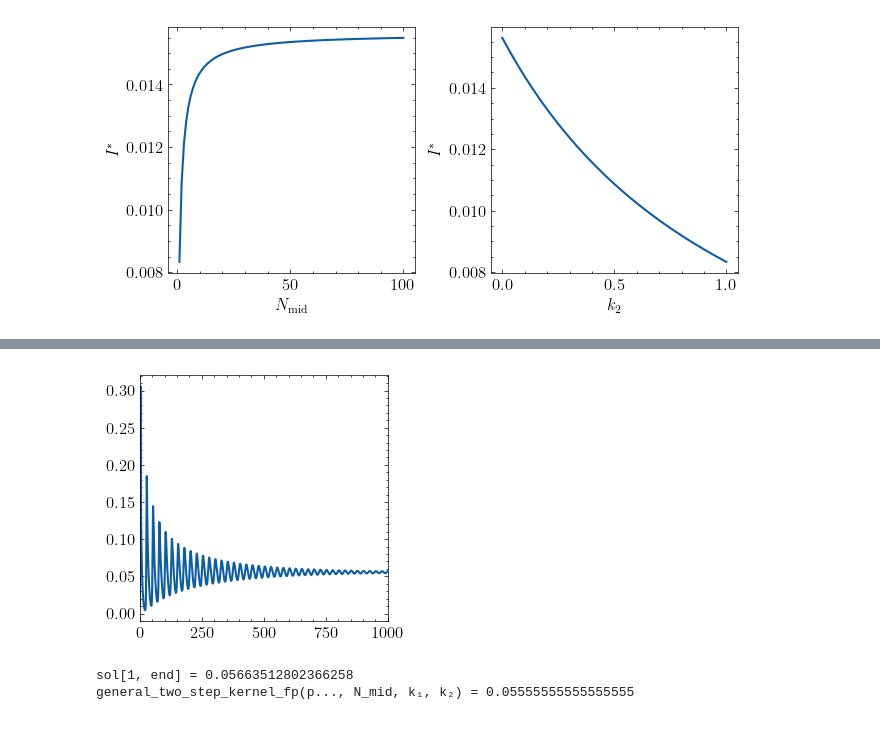
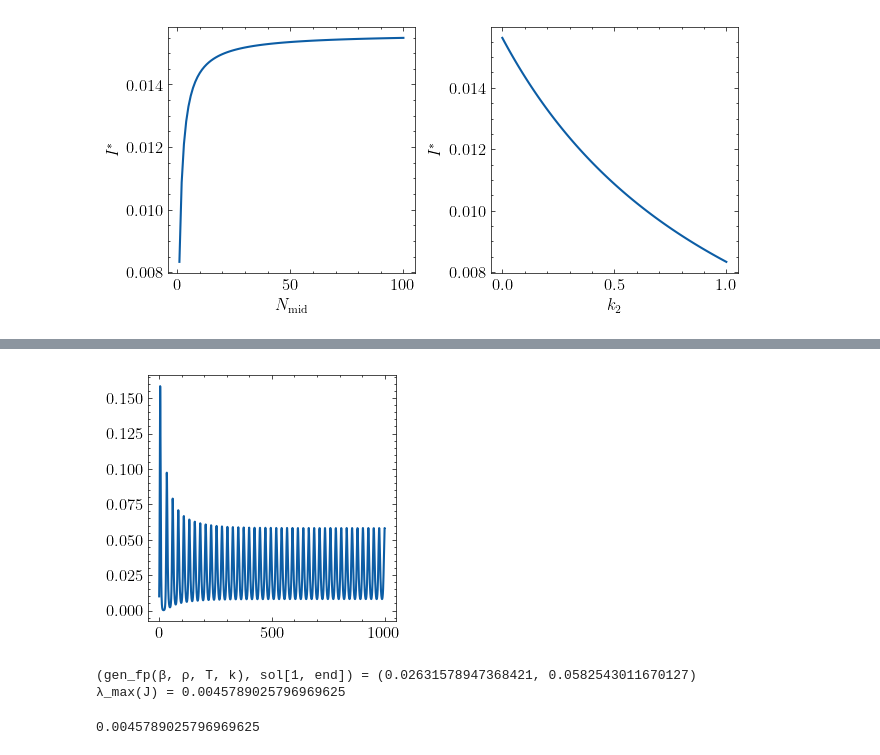
Before and after one commit to ISCOTTYI/sirs-oscillations, a Jupyter notebook: numerical_analysis.ipynb, the cells around one changed output, grey strips where cells are left out. Saved outputs shown, nothing was run; the diff lists cells and outputs as text; code cells hidden in the pictures.

```diff
--- a/numerical_analysis.ipynb
+++ b/numerical_analysis.ipynb
@@ -82,9 +158,9 @@ display(fig)
 c(m) = m <= N/2 ? 1 : 0.5
 
 fig, ax = plt.subplots()
-T = 2; N = 1000
+T = 30; N = 1000
 f(τ) = T / N * sum([c(m) * Kₘ(τ, T/N, m) for m in 1:N])
-x = 0:0.01:4
+x = 0:0.01:2*T
 ax.plot(x, f(x))
 display(fig)
 # %% [output]
@@ -91,0 +168,11 @@ display(fig)
+# %%
+fig, ax = plt.subplots(figsize=(1.5,3))
+ax.set(xlabel=L"t", ylabel=L"K_{N}^{(N,T)}")
+ax.yaxis.set_label_position("right")
+ax.yaxis.tick_right()
+ts = 1:0.01:3; T = 2
+for N in [50, 75, 100]#[end:-1:1]
+    ax.plot(ts, Kₘ.(ts, T/N, N))
+end
+fig.savefig("./img/erlang-kernel.png", dpi=500)
+display(fig)
@@ -312,19 +568,24 @@ display(fig)
 # %%
-p = (β, ρ, T, N) = (3, 1, 20, 300)
-N_mid, k₁, k₂ = N/10, 1, 0.5
-c(m) = m <= N_mid ? k₁ : k₂
+p = (β, ρ, T, N) = (2, 1, 30, 50)
+k = 0.5
+cₘ(m) = m <= N/2 ? 1 : k
 I₀ = 0.01
 t_max = 1000
-sol = solve_erlang_superpos_kernel(p..., c, I₀, t_max)
+sol = solve_erlang_superpos_kernel(p..., cₘ, I₀, t_max)
 
 fig, ax = plt.subplots()
-ax.set(xlim=(0, 1000))
+# ax.set(xlim=(0, 200))
 ax.plot(sol.t, sol[1, :])
-# ax.plot(sol.t, erlang_sum_kernel_R(sol))
+# @show minimum(sol[1, end-1000:end])
 display(fig)
-@show sol[1, end]
-@show general_two_step_kernel_fp(p..., N_mid, k₁, k₂);
+
+gen_fp(β, ρ, T, k) = (2*(β - ρ))/(β*((k + 1)*ρ*T + 2))
+@show (gen_fp(β, ρ, T, k), sol[1, end]);
+
+J = erlang_superpos_kernel_jacobian(p..., cₘ, gen_fp(β, ρ, T, k))
+@show λ_max(J)
 # %% [output]
-[figure, old version]
+[figure, new version]
-sol[1, end] = 0.05663512802366258
-general_two_step_kernel_fp(p..., N_mid, k₁, k₂) = 0.05555555555555555
+(gen_fp(β, ρ, T, k), sol[1, end]) = (0.02631578947368421, 0.0582543011670127)
+λ_max(J) = 0.0045789025796969625
+0.0045789025796969625
```
Also changed, not shown: parts of 20 cells of this notebook, 3 other files.
